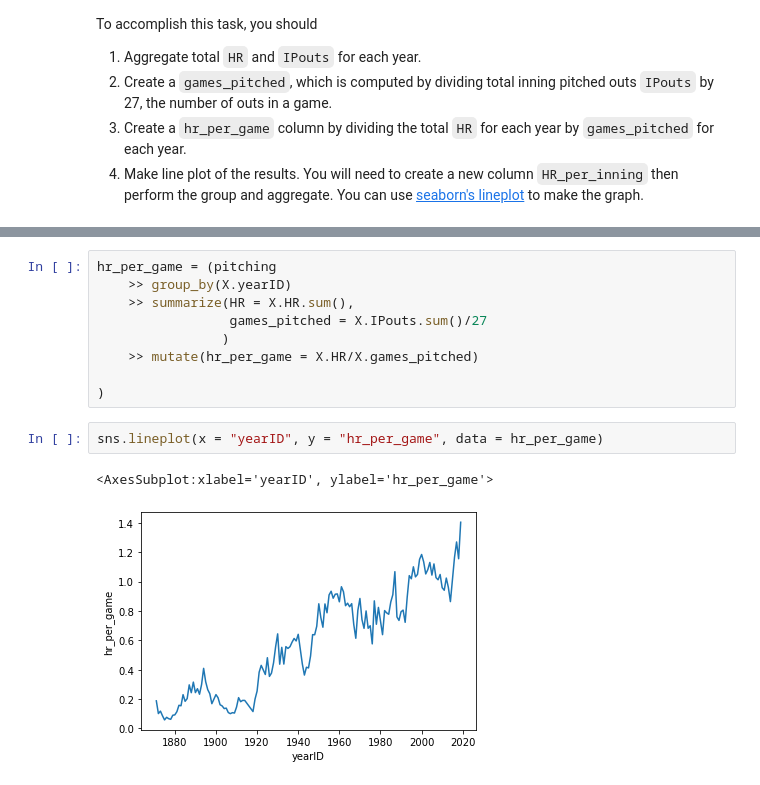
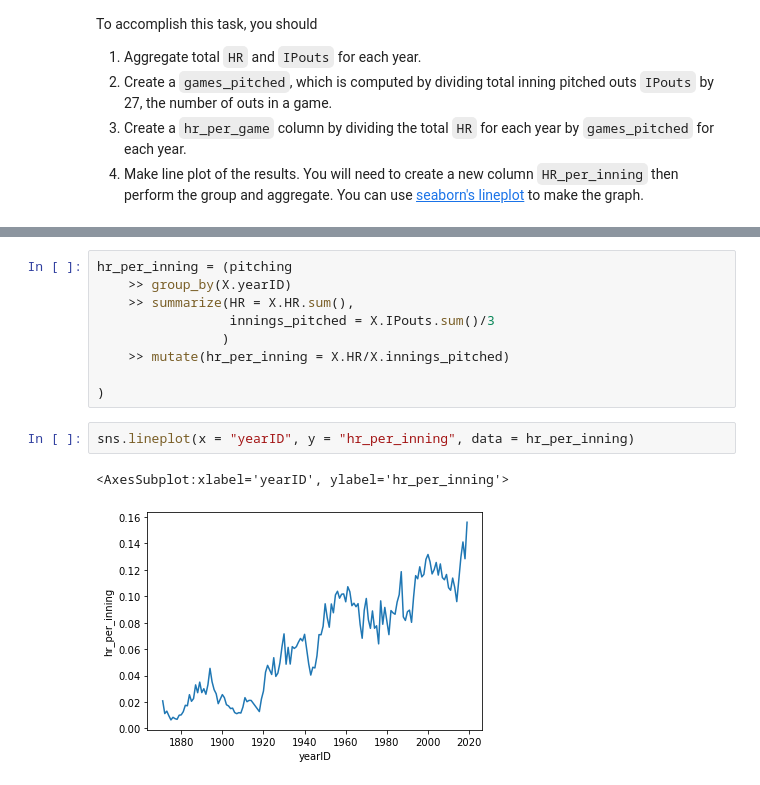
Before and after one commit to josephnagel1/NagelJoseph_module2_intro_to_pandas, a Jupyter notebook: 2_6_aggregation.ipynb, the cells around one changed output, grey strips where cells are left out. Cells and saved outputs as stored; diff of their text form.

```diff
--- a/2_6_aggregation.ipynb
+++ b/2_6_aggregation.ipynb
@@ -292,15 +292,15 @@ Index(['playerID', 'yearID', 'stint', 'teamID', 'lgID', 'W', 'L', 'G', 'GS',
       dtype='object')
 # %%
-hr_per_game = (pitching
+hr_per_inning = (pitching
     >> group_by(X.yearID)
     >> summarize(HR = X.HR.sum(),
-                 games_pitched = X.IPouts.sum()/27
+                 innings_pitched = X.IPouts.sum()/3
                 )
-    >> mutate(hr_per_game = X.HR/X.games_pitched)
+    >> mutate(hr_per_inning = X.HR/X.innings_pitched)
 
 )
 # %%
-sns.lineplot(x = "yearID", y = "hr_per_game", data = hr_per_game)
+sns.lineplot(x = "yearID", y = "hr_per_inning", data = hr_per_inning)
 # %% [output]
-<AxesSubplot:xlabel='yearID', ylabel='hr_per_game'>
+<AxesSubplot:xlabel='yearID', ylabel='hr_per_inning'>
-[figure, old version]
+[figure, new version]
```
Also changed, not shown: parts of 1 cell of this notebook, 1 other file.
